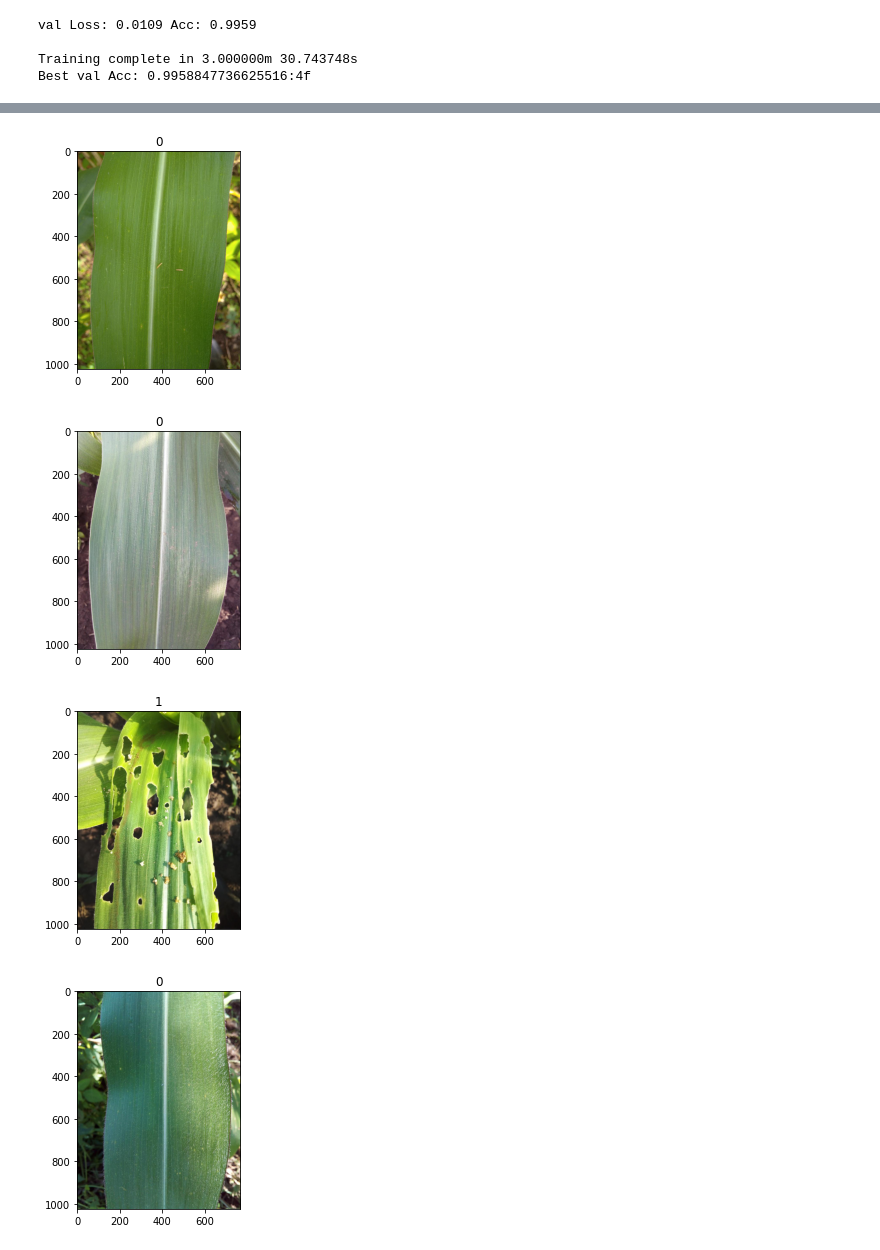
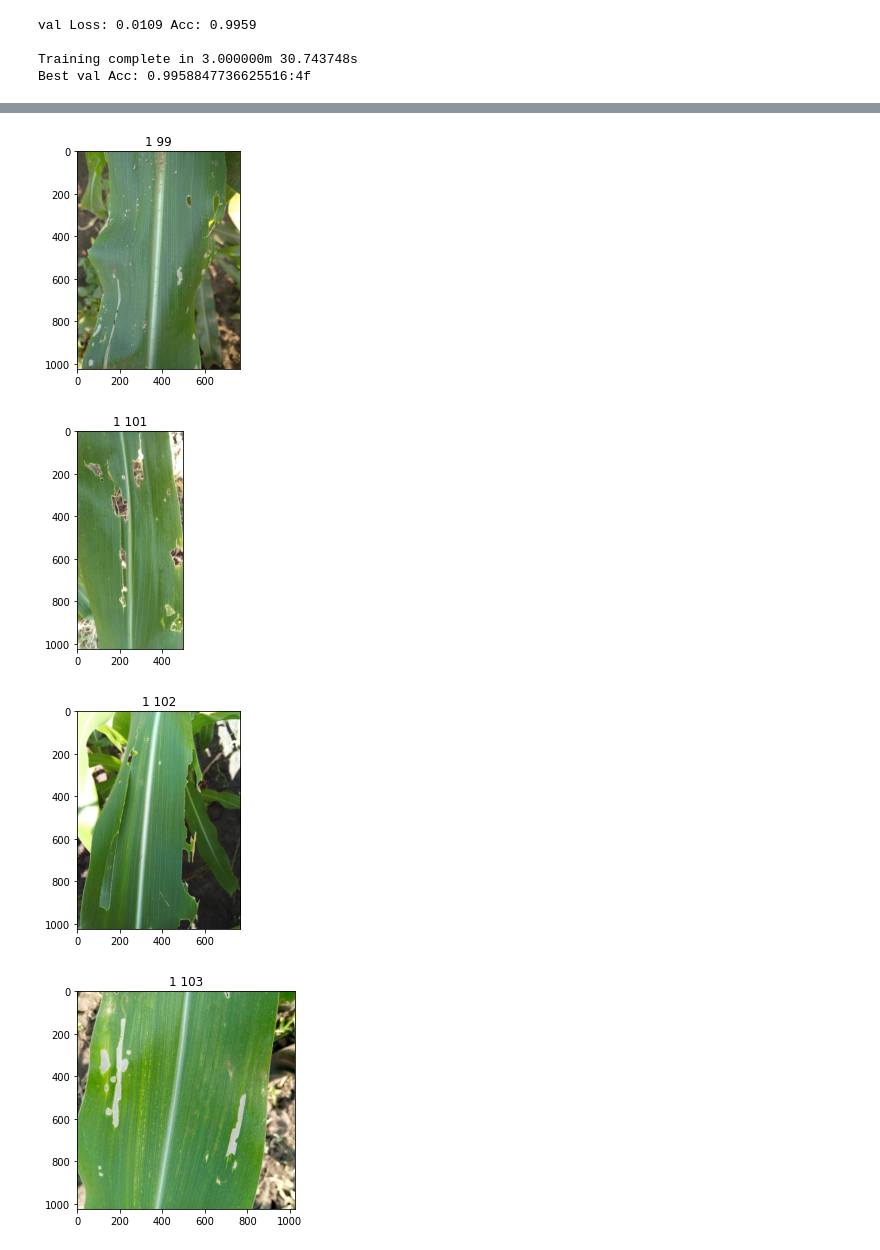
Before and after one commit to Chandu-4444/Data-Science, a Jupyter notebook: Zindi/Armyworm Challenge/Script.ipynb, the cells around one changed output, grey strips where cells are left out. Saved outputs shown, nothing was run; the diff lists cells and outputs as text; code cells hidden in the pictures.

```diff
--- a/Zindi/Armyworm Challenge/Script.ipynb
+++ b/Zindi/Armyworm Challenge/Script.ipynb
@@ -268,0 +275,3 @@ submission.head()
+# %%
+infected = submission[submission["Label"] == 1]
+infected.head()
@@ -269,13 +285,25 @@ submission.head()
 # %%
 import PIL
 # %%
-for idx in np.arange(10):
-    image, label = submission.iloc[idx]["Image_id"], submission.iloc[idx]["Label"]
+# plt.figure(figsize=(28, 10))
+# plt.subplots(5, 2, figsize=(28, 10))
+
+
+# count = 1
+for row in np.array(infected.iloc[50:60]):
+    # print(row)
+    # break
+    # idx = row[0]
+    image = row[0]
+    label = row[1]
+    # plt.subplot(5, 2, count)
+    # count += 1
+    # image, label = submission.iloc[idx]["Image_id"], submission.iloc[idx]["Label"]
     plt.imshow(PIL.Image.open(f"test_images/test/{image}"))
-    plt.title(label)
+    plt.title(str(label) +" "+ str(infected[infected["Image_id"] == image].index.item()))
     plt.show()
 # %% [output]
-[figure, old version]
+[figure, new version]
-[figure, old version]
+[figure, new version]
-[figure, old version]
+[figure, new version]
-[figure, old version]
+[figure, new version]
```
Also changed, not shown: parts of 18 cells of this notebook, 1 other file.
